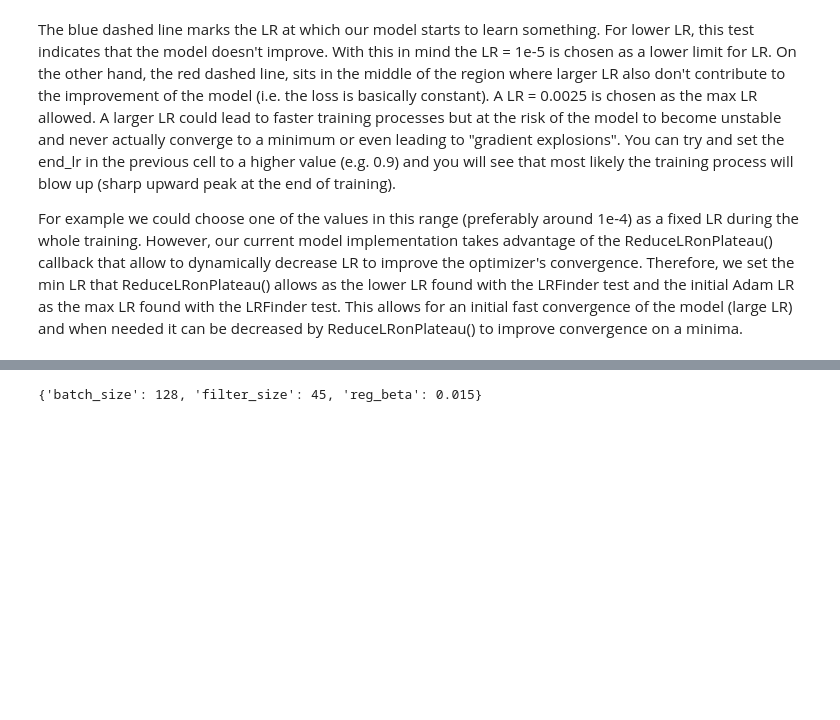
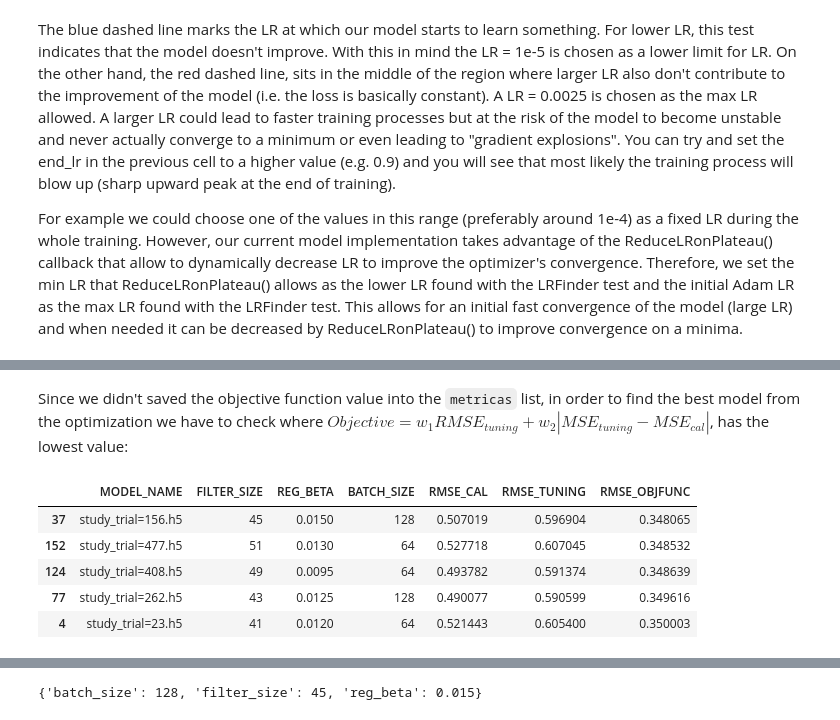
Before and after one commit to dario-passos/DeepLearning_for_VIS-NIR_Spectra, a Jupyter notebook: notebooks/Tutorial_on_DL_optimization/optimization_tutorial_regression.ipynb, the cells around one changed output, grey strips where cells are left out. Saved outputs shown, nothing was run; the diff lists cells and outputs as text; code cells hidden in the pictures; blank space fills up the shorter version.

```diff
--- a/notebooks/Tutorial_on_DL_optimization/optimization_tutorial_regression.ipynb
+++ b/notebooks/Tutorial_on_DL_optimization/optimization_tutorial_regression.ipynb
@@ -1120,0 +1136,22 @@ We can also directly query the <code>study</code> object to find what was be bes
+# %% [markdown]
+Since we didn't saved the objective function value into the <code>metricas</code> list, in order to find the best model from the optimization we have to check where $Objective = w_1 RMSE_{tuning} + w_2 |MSE_{tuning} - MSE_{cal}|$, has the lowest value:
+# %%
+## Get RMSE metrics
+rmse_tun = metricas_df.RMSE_TUNING
+rmse_cal = metricas_df.RMSE_CAL
+## Recompute MSE
+mse_tun = rmse_tun*rmse_tun
+mse_cal = rmse_cal*rmse_cal
+
+## Add a new column to the metricas_df dataframe with the result of the objective function
+metricas_df['RMSE_OBJFUNC'] = 0.5*rmse_tun + 0.5*(np.abs(mse_tun - mse_cal))
+
+## show the first records of "metricas" sorted by values by 'RMSE_OBJFUNC'
+metricas_df.sort_values(by='RMSE_OBJFUNC').head()
+# %% [output]
+|  | MODEL_NAME | FILTER_SIZE | REG_BETA | BATCH_SIZE | RMSE_CAL | RMSE_TUNING | RMSE_OBJFUNC |
+| 37 | study_trial=156.h5 | 45 | 0.0150 | 128 | 0.507019 | 0.596904 | 0.348065 |
+| 152 | study_trial=477.h5 | 51 | 0.0130 | 64 | 0.527718 | 0.607045 | 0.348532 |
+| 124 | study_trial=408.h5 | 49 | 0.0095 | 64 | 0.493782 | 0.591374 | 0.348639 |
+| 77 | study_trial=262.h5 | 43 | 0.0125 | 128 | 0.490077 | 0.590599 | 0.349616 |
+| 4 | study_trial=23.h5 | 41 | 0.0120 | 64 | 0.521443 | 0.605400 | 0.350003 |
```
Also changed, not shown: parts of 35 cells of this notebook, 44 other files.
